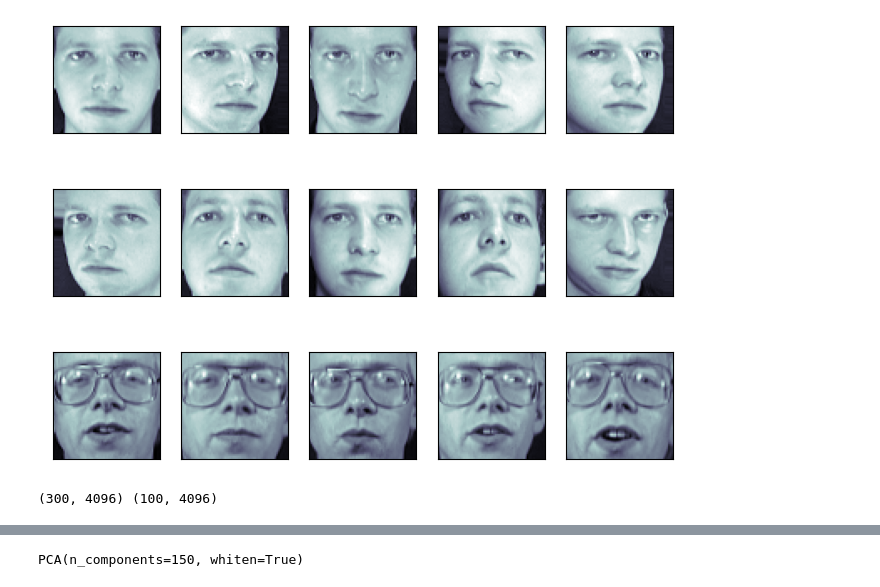
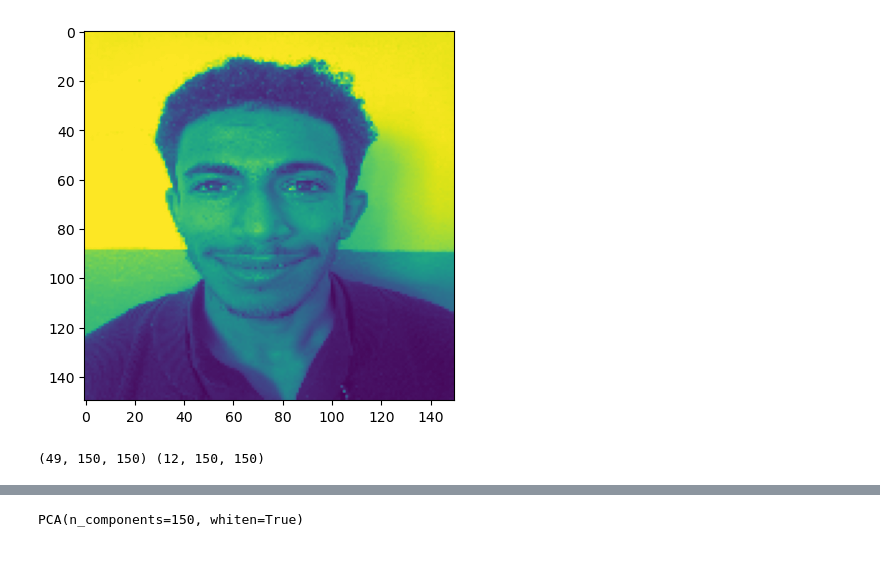
Before and after one commit to samiabat/Math-for-AI-Project, a Jupyter notebook: Face detector/face-recognition.ipynb, the cells around one changed output, grey strips where cells are left out. Drawn from its saved outputs; the diff is of its cells as text; code cells hidden in the pictures; blank space fills up the shorter version.

Commit message:
update the model

```diff
--- a/Face detector/face-recognition.ipynb
+++ b/Face detector/face-recognition.ipynb
@@ -4,20 +75,30 @@ import cv2
+# %%
+cur = os.listdir('data/abdu')
+normalised_training_tensor = np.ndarray(shape=(len(cur), height*width))
+
+for i in range(len(cur)):
+    img = cv2.imread(os.path.join('data/abdu', cur[i]))
+    img = cv2.resize(img,(150,150))
+    img = cv2.cvtColor(img, cv2.COLOR_BGR2GRAY)
+    normalised_training_tensor[i] = np.subtract(img.reshape(height*width),mean_face[0])
+# %%
+for i in range(len(normalised_training_tensor)):
+    plt.imshow(normalised_training_tensor[i].reshape(width, width))
+# %% [output]
+[figure, added]
 # %%
-from matplotlib import pyplot as plt
-fig = plt.figure(figsize=(8, 6))
-# plot several images
-for i in range(15):
-    ax = fig.add_subplot(3, 5, i + 1, xticks=[], yticks=[])
-    ax.imshow(faces.images[i], cmap=plt.cm.bone)
+def substract_mean():
+    cur_mean_faces = []
+    normalised_training_tensor = np.ndarray(shape=(len(train_image_names), height*width))
+    for i in range(len(train_image_names)):
+        normalised_training_tensor[i] = np.subtract(training_tensor[i],mean_face)
+    return normalised_training_tensor
-# %% [output]
-[figure, removed]
 # %%
-from sklearn.model_selection import train_test_split
-X_train, X_test, y_train, y_test = train_test_split(faces.data,
-        faces.target, random_state=0)
+X_train, X_test, y_train, y_test = train_train_split(Images, Labels)
 
 print(X_train.shape, X_test.shape)
 # %% [output]
-(300, 4096) (100, 4096)
+(49, 150, 150) (12, 150, 150)
 # %%
 from sklearn import decomposition
 pca = decomposition.PCA(n_components=150, whiten=True)
```
Also changed, not shown: parts of 12 cells of this notebook.
